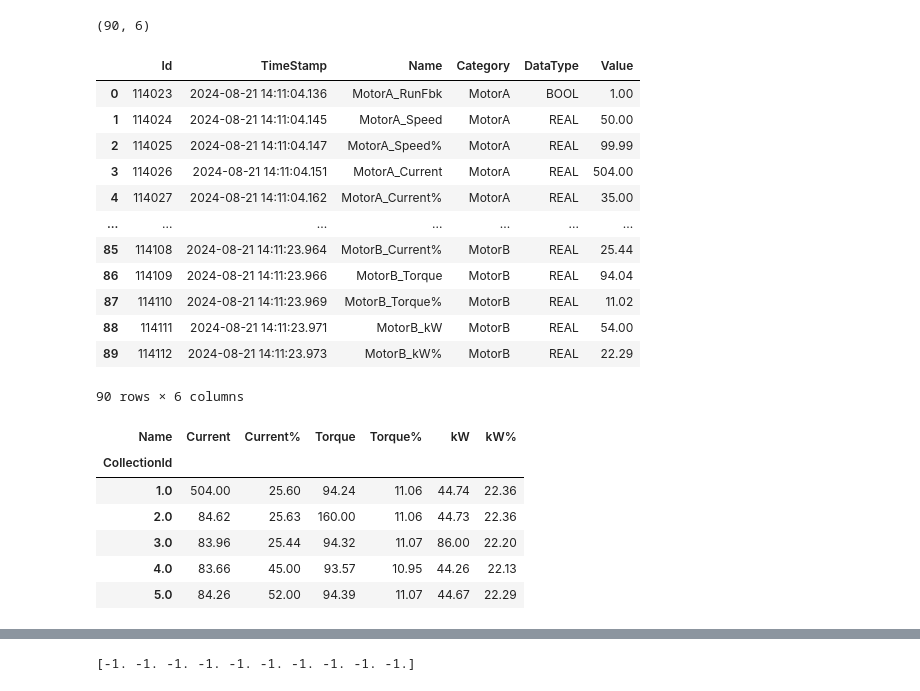
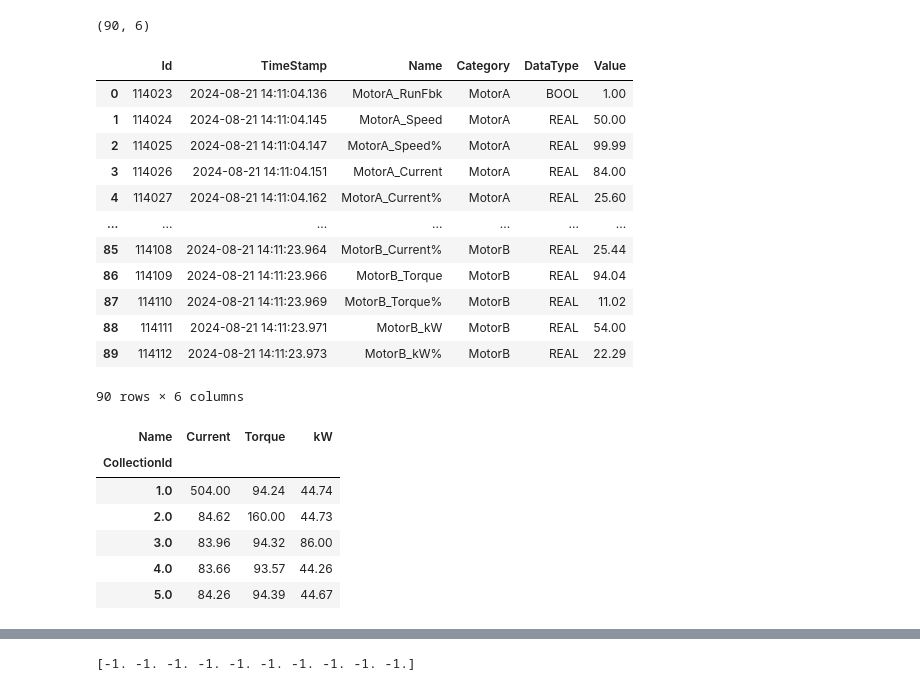
Before and after one commit to SureshGopiPROLITE/PLC_DATA, a Jupyter notebook: MotorAnomalyPrediction.ipynb, the cells around one changed output, grey strips where cells are left out. Cells and saved outputs as stored; diff of their text form; code cells hidden in the pictures.

```diff
--- a/MotorAnomalyPrediction.ipynb
+++ b/MotorAnomalyPrediction.ipynb
@@ -261,7 +260,7 @@ df4Test.shape
 # %% [output]
 (90, 6)
 # %%
-df4Test.loc[4, 'Value'] = 35.0
+df4Test.loc[3, 'Value'] = 84.0
 # %%
 df4Test
 # %% [output]
@@ -269,8 +268,8 @@ df4Test
 | 0 | 114023 | 2024-08-21 14:11:04.136 | MotorA_RunFbk | MotorA | BOOL | 1.00 |
 | 1 | 114024 | 2024-08-21 14:11:04.145 | MotorA_Speed | MotorA | REAL | 50.00 |
 | 2 | 114025 | 2024-08-21 14:11:04.147 | MotorA_Speed% | MotorA | REAL | 99.99 |
-| 3 | 114026 | 2024-08-21 14:11:04.151 | MotorA_Current | MotorA | REAL | 504.00 |
-| 4 | 114027 | 2024-08-21 14:11:04.162 | MotorA_Current% | MotorA | REAL | 35.00 |
+| 3 | 114026 | 2024-08-21 14:11:04.151 | MotorA_Current | MotorA | REAL | 84.00 |
+| 4 | 114027 | 2024-08-21 14:11:04.162 | MotorA_Current% | MotorA | REAL | 25.60 |
 | ... | ... | ... | ... | ... | ... | ... |
 | 85 | 114108 | 2024-08-21 14:11:23.964 | MotorB_Current% | MotorB | REAL | 25.44 |
 | 86 | 114109 | 2024-08-21 14:11:23.966 | MotorB_Torque | MotorB | REAL | 94.04 |
@@ -281,14 +280,14 @@ df4Test
 # %%
 df4Test['Name'] = df4Test['Name'].apply(NameSplit)
 UpdateCollectionId(df4Test)
 df4_pivot = df4Test.pivot(index='CollectionId', columns='Name', values='Value')
-df4_pivot = df4_pivot.drop(["RunFbk", "Speed", "Speed%"], axis=1)
+df4_pivot = df4_pivot.drop(["RunFbk", "Speed", "Speed%", 'Current%', 'Torque%', 'kW%'], axis=1)
 df4_pivot.head()
 # %% [output]
-| Name | Current | Current% | Torque | Torque% | kW | kW% |
-| CollectionId |  |  |  |  |  |  |
-| 1.0 | 504.00 | 25.60 | 94.24 | 11.06 | 44.74 | 22.36 |
-| 2.0 | 84.62 | 25.63 | 160.00 | 11.06 | 44.73 | 22.36 |
-| 3.0 | 83.96 | 25.44 | 94.32 | 11.07 | 86.00 | 22.20 |
-| 4.0 | 83.66 | 45.00 | 93.57 | 10.95 | 44.26 | 22.13 |
-| 5.0 | 84.26 | 52.00 | 94.39 | 11.07 | 44.67 | 22.29 |
+| Name | Current | Torque | kW |
+| CollectionId |  |  |  |
+| 1.0 | 504.00 | 94.24 | 44.74 |
+| 2.0 | 84.62 | 160.00 | 44.73 |
+| 3.0 | 83.96 | 94.32 | 86.00 |
+| 4.0 | 83.66 | 93.57 | 44.26 |
+| 5.0 | 84.26 | 94.39 | 44.67 |
```
Also changed, not shown: parts of 13 cells of this notebook.
